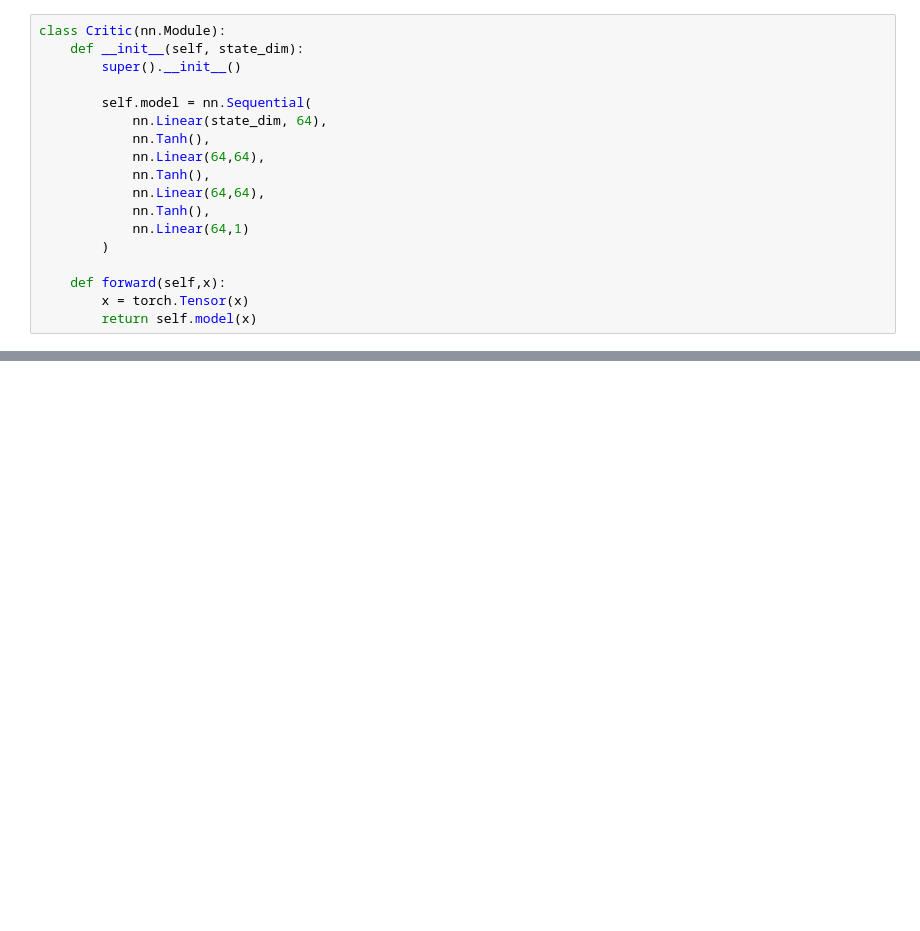
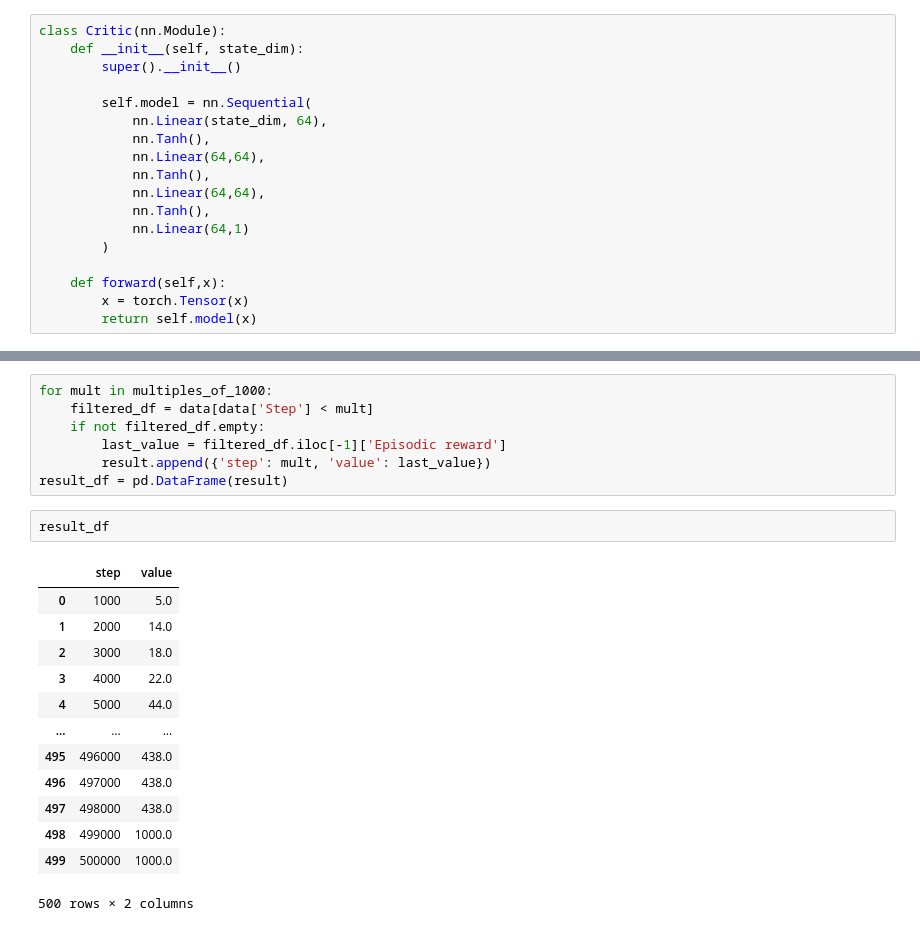
Before and after one commit to aledurso22/Reinforcement-Learning-project, a Jupyter notebook: train.ipynb, the cells around one changed output, grey strips where cells are left out. Cells and saved outputs as stored; diff of their text form; blank space fills up the shorter version.

Commit message:
last version

```diff
--- a/train.ipynb
+++ b/train.ipynb
@@ -570,0 +666,23 @@ Name: V_Values_400000, Length: 1000, dtype: float64]
+# %%
+for mult in multiples_of_1000:
+    filtered_df = data[data['Step'] < mult]
+    if not filtered_df.empty:
+        last_value = filtered_df.iloc[-1]['Episodic reward']
+        result.append({'step': mult, 'value': last_value})
+result_df = pd.DataFrame(result)
+# %%
+result_df
+# %% [output]
+|  | step | value |
+| 0 | 1000 | 5.0 |
+| 1 | 2000 | 14.0 |
+| 2 | 3000 | 18.0 |
+| 3 | 4000 | 22.0 |
+| 4 | 5000 | 44.0 |
+| ... | ... | ... |
+| 495 | 496000 | 438.0 |
+| 496 | 497000 | 438.0 |
+| 497 | 498000 | 438.0 |
+| 498 | 499000 | 1000.0 |
+| 499 | 500000 | 1000.0 |
+500 rows × 2 columns
```
Also changed, not shown: parts of 13 cells of this notebook.
